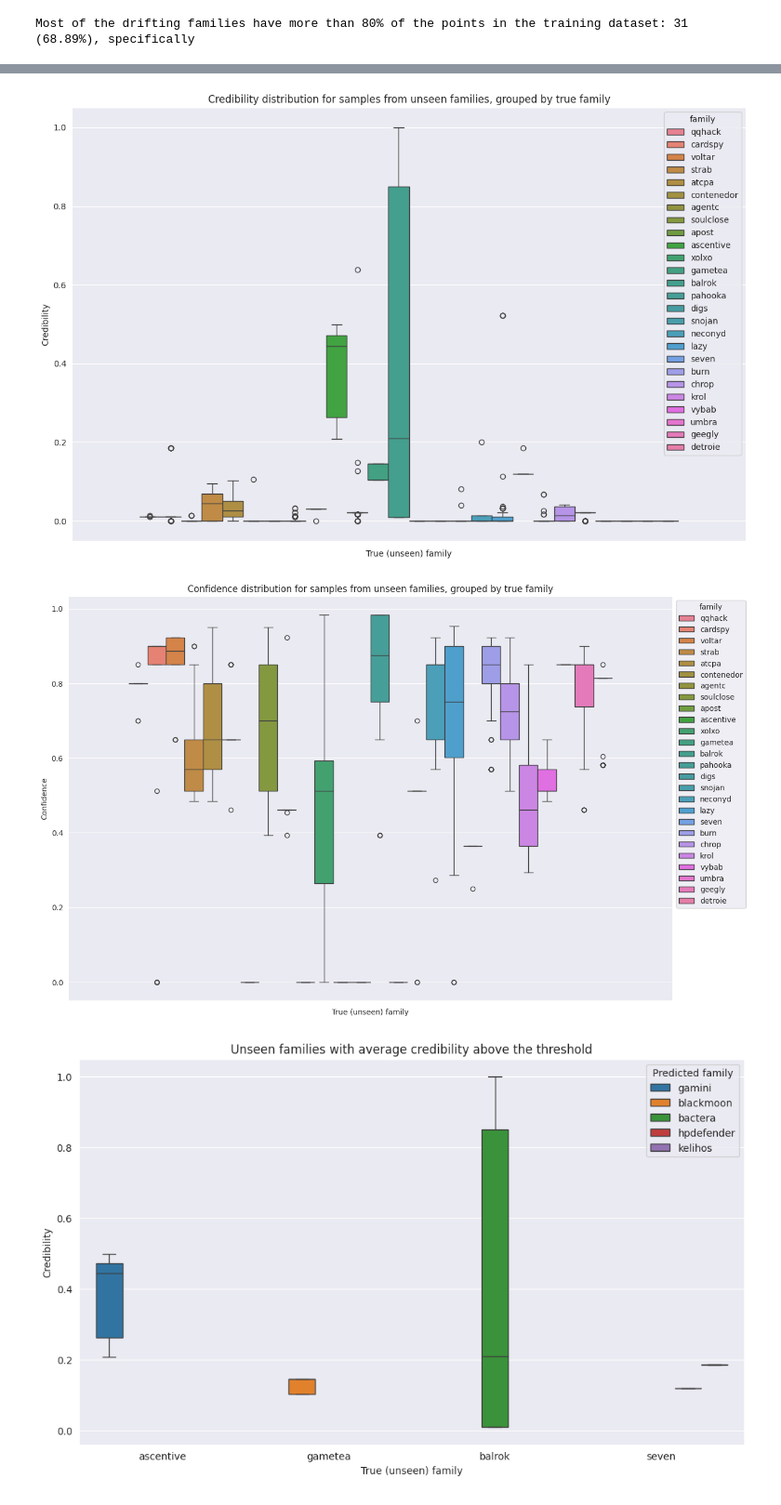
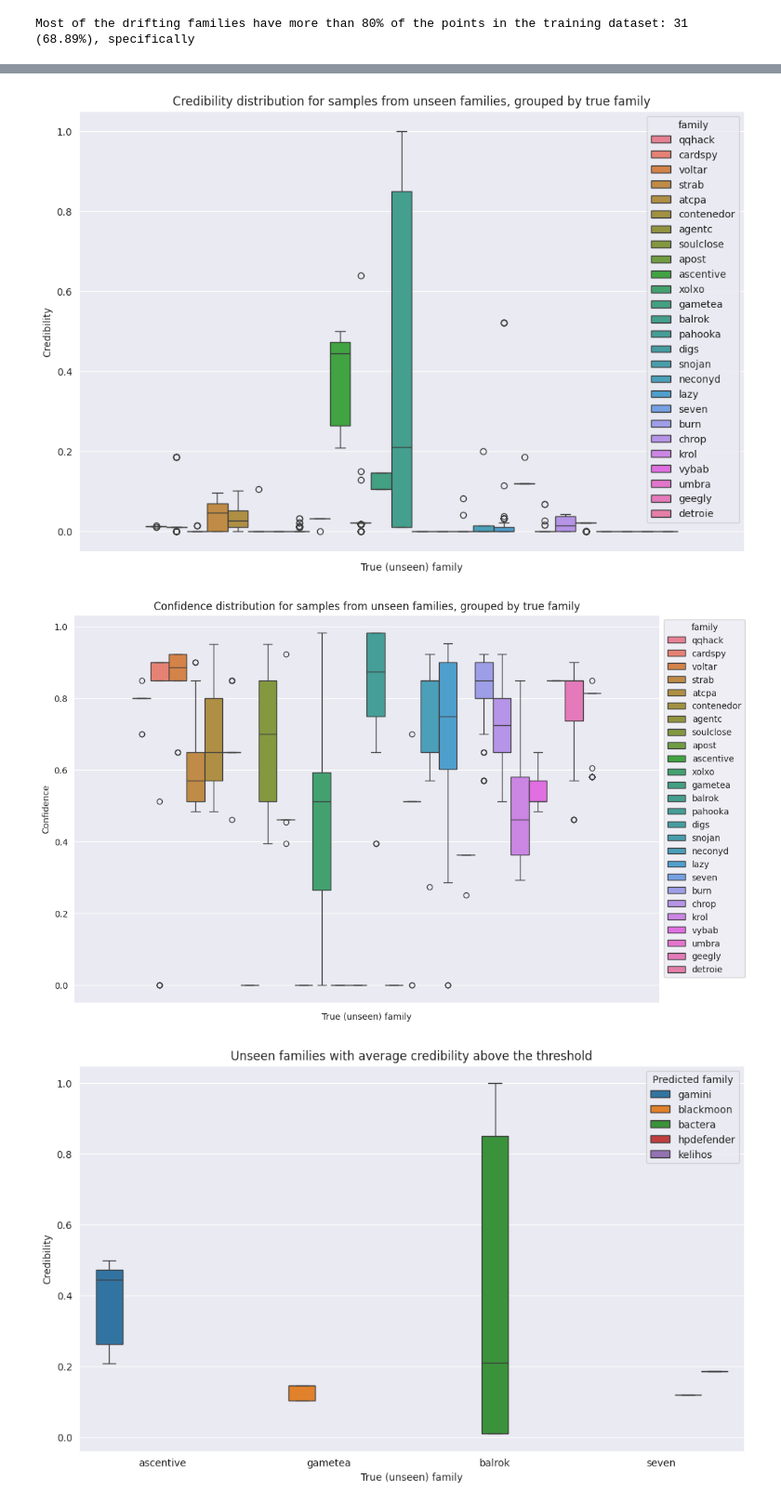
Before and after one commit to w-disaster/transcendent-multiclass, a Jupyter notebook: concept_drift.ipynb, the cells around one changed output, grey strips where cells are left out. Shown: that part at 93% size. Saved outputs shown, nothing was run; the diff lists cells and outputs as text; code cells hidden in the pictures.

Commit message:
fix: family mapping

```diff
--- a/concept_drift.ipynb
+++ b/concept_drift.ipynb
@@ -365,6 +365,7 @@ print(
 Most of the drifting families have more than 80% of the points in the training dataset: 31 (68.89%), specifically
 # %%
 y_test_app_fam_pred_codes = rf_full.predict(X_test_new_fam)
+
 y_test_app_fam_pred = pd.Categorical.from_codes(
     y_test_app_fam_pred_codes, categories=all_labels
 )
@@ -373,7 +374,7 @@ label_mapping = {i: label for i, label in enumerate(all_labels)}
 
 df_unseen_fam_1 = df_test_results[~df_test_results["is_family_in_train"]]
 df_unseen_fam = df_unseen_fam_1.copy()
-df_unseen_fam["family"] = df_unseen_fam_1["family"].map(lambda f: label_mapping[f])
+# df_unseen_fam["family"] = df_unseen_fam_1["family"]
 df_unseen_fam["family_pred"] = y_test_app_fam_pred
 
 del df_unseen_fam_1
@@ -388,37 +389,35 @@ plt.show()
 plt.title("Confidence distribution for samples from unseen families")
 sns.histplot(df_unseen_fam, x="test_conf", bins=50)
 plt.tight_layout()
 plt.ylabel("Count of samples")
 plt.xlabel("Confidence")
 plt.show()
 
 plt.figure(figsize=(12, 8))
 plt.title(
     "Credibility distribution for samples from unseen families, grouped by true family"
 )
 box = sns.boxplot(df_unseen_fam, y="test_cred", hue="family", orient="v")
 plt.xlabel("True (unseen) family")
 plt.ylabel("Credibility")
-plt.tight_layout()
 sns.move_legend(box, "best", bbox_to_anchor=(1, 1))
 
 plt.show()
 
 plt.figure(figsize=(12, 8))
 plt.title(
     "Confidence distribution for samples from unseen families, grouped by true family"
 )
 box = sns.boxplot(df_unseen_fam, y="test_conf", hue="family", orient="v")
-plt.tight_layout()
 plt.xlabel("True (unseen) family")
 plt.ylabel("Confidence")
 sns.move_legend(box, "best", bbox_to_anchor=(1, 1))
 plt.show()
 # %% [output]
 [figure]
 [figure]
-[figure, old version]
+[figure, new version]
-[figure, old version]
+[figure, new version]
 # %%
 families_with_high_cred, families_with_all_high_cred = [], []
 for family in families_in_test_not_train:
```
Also changed, not shown: parts of 2 cells of this notebook.
